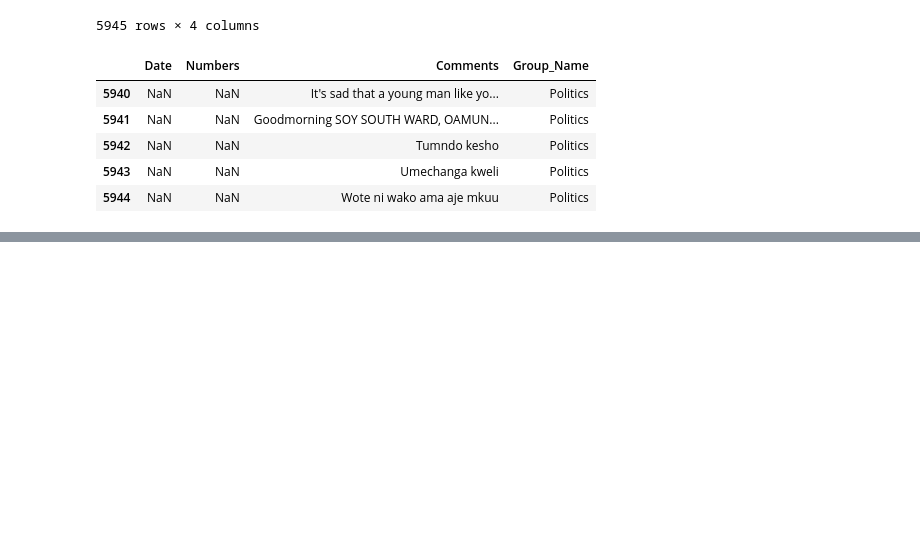
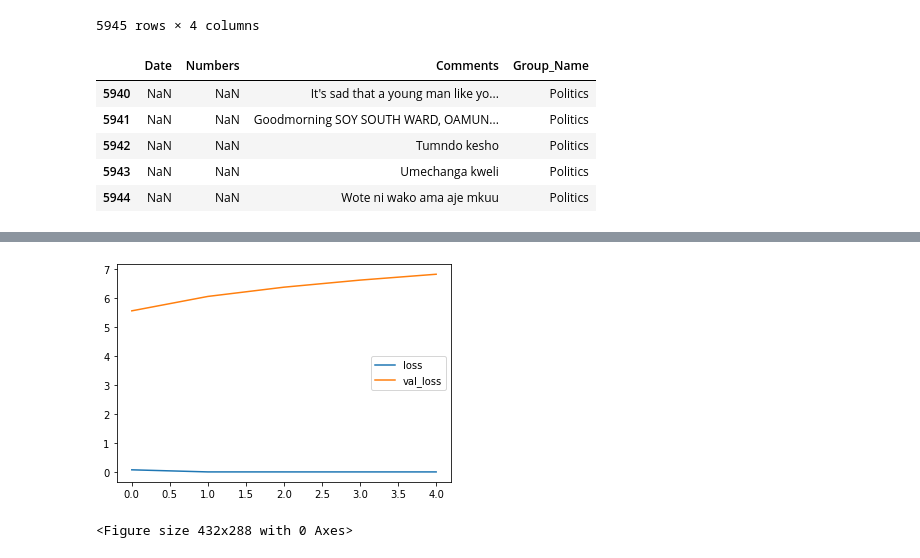
Before and after one commit to Fessbender/Sentiment-Analysis, a Jupyter notebook: Whatsapp Project.ipynb, the cells around one changed output, grey strips where cells are left out. Cells and saved outputs as stored; diff of their text form; code cells hidden in the pictures; blank space fills up the shorter version.

```diff
--- a/Whatsapp Project.ipynb
+++ b/Whatsapp Project.ipynb
@@ -36,0 +151,9 @@ data.tail()
+# %%
+plt.plot(history.history['loss'], label='loss')
+plt.plot(history.history['val_loss'], label='val_loss')
+plt.legend()
+plt.show()
+plt.savefig("Loss plot.jpg")
+# %% [output]
+[figure, added]
+<Figure size 432x288 with 0 Axes>
```
Also changed, not shown: parts of 12 cells of this notebook.
